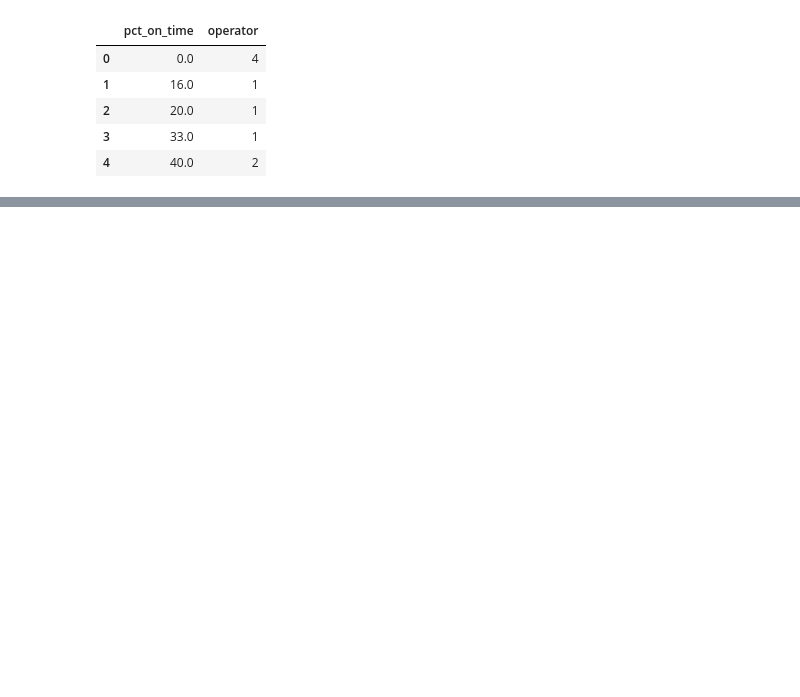
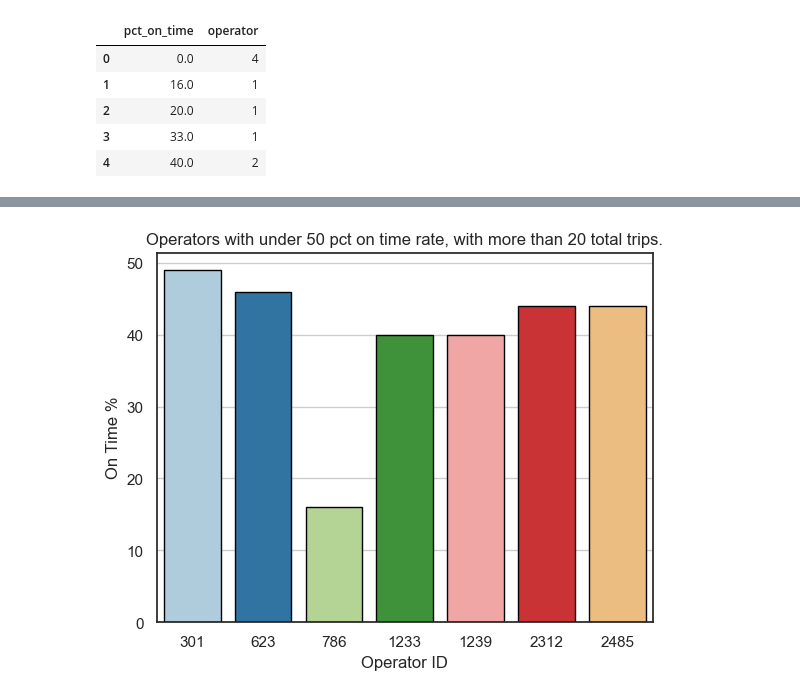
Before and after one commit to NSS-Data-Analytics-Cohort-7/wego-shut_up_and_take_my_query, a Jupyter notebook: notebooks/wego_five_otp.ipynb, the cells around one changed output, grey strips where cells are left out. Drawn from its saved outputs; the diff is of its cells as text; code cells hidden in the pictures; blank space fills up the shorter version.

```diff
--- a/notebooks/wego_five_otp.ipynb
+++ b/notebooks/wego_five_otp.ipynb
@@ -260,0 +334,4 @@ plt.grid(visible = True, axis = 'y')
+# %%
+below50 = time_gb[time_gb['pct_on_time'] < 50]
+# %%
+below50 = below50[below50['total'] >= 20]
@@ -260,0 +351,7 @@ plt.grid(visible = True, axis = 'y')
+# %%
+sns.barplot(x = 'operator', y = 'pct_on_time',
+            data=below50,edgecolor="0").set(title = 'Operators with under 50 pct on time rate, with more than 20 total trips.',ylabel='On Time %',xlabel='Operator ID')
+sns.set_theme(style='white', palette=('Paired'), font='sans-serif', font_scale=1, color_codes=False, rc=None)
+plt.grid(visible = True, axis = 'y')
+# %% [output]
+[figure, added]
```
Also changed, not shown: parts of 24 cells of this notebook, 3 other files.
